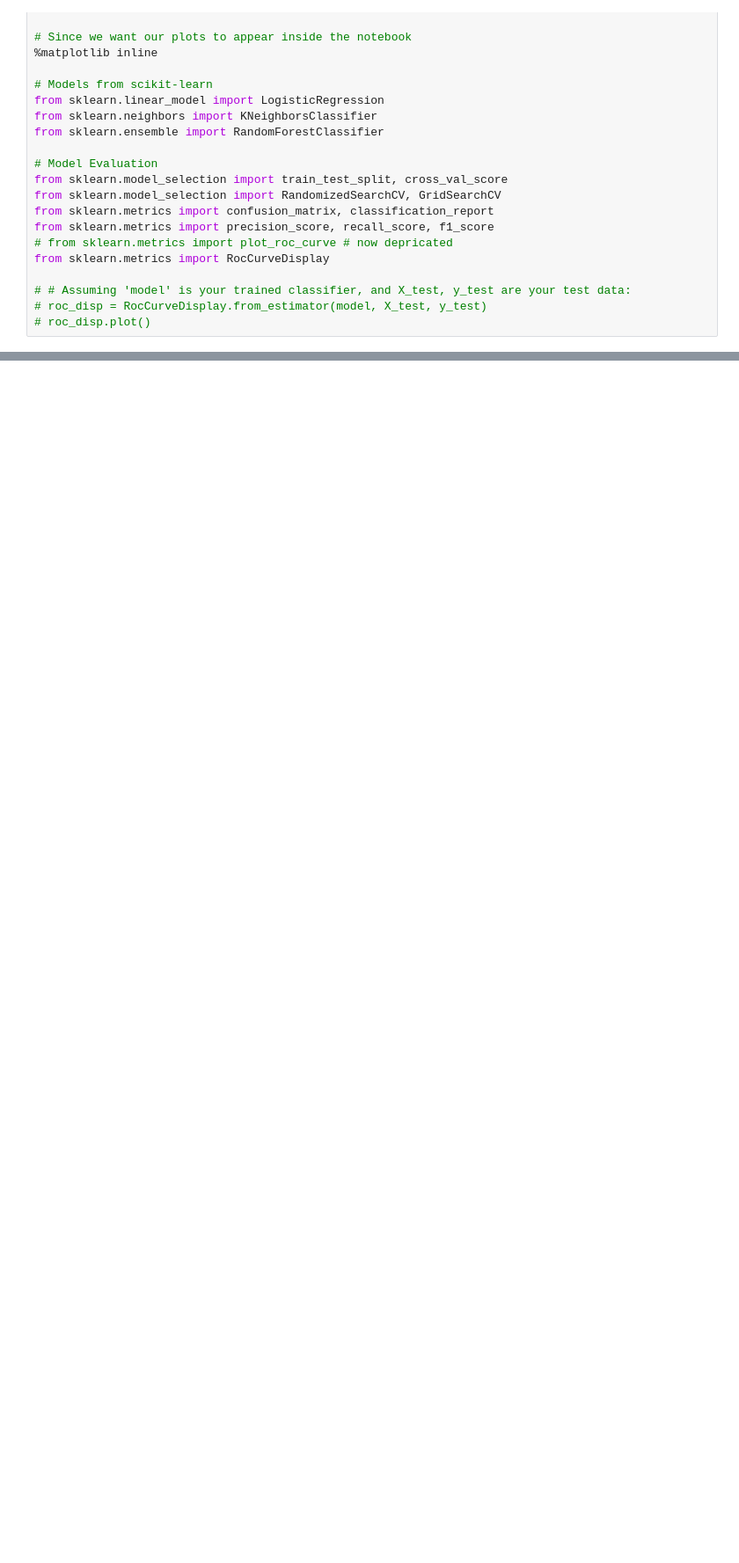
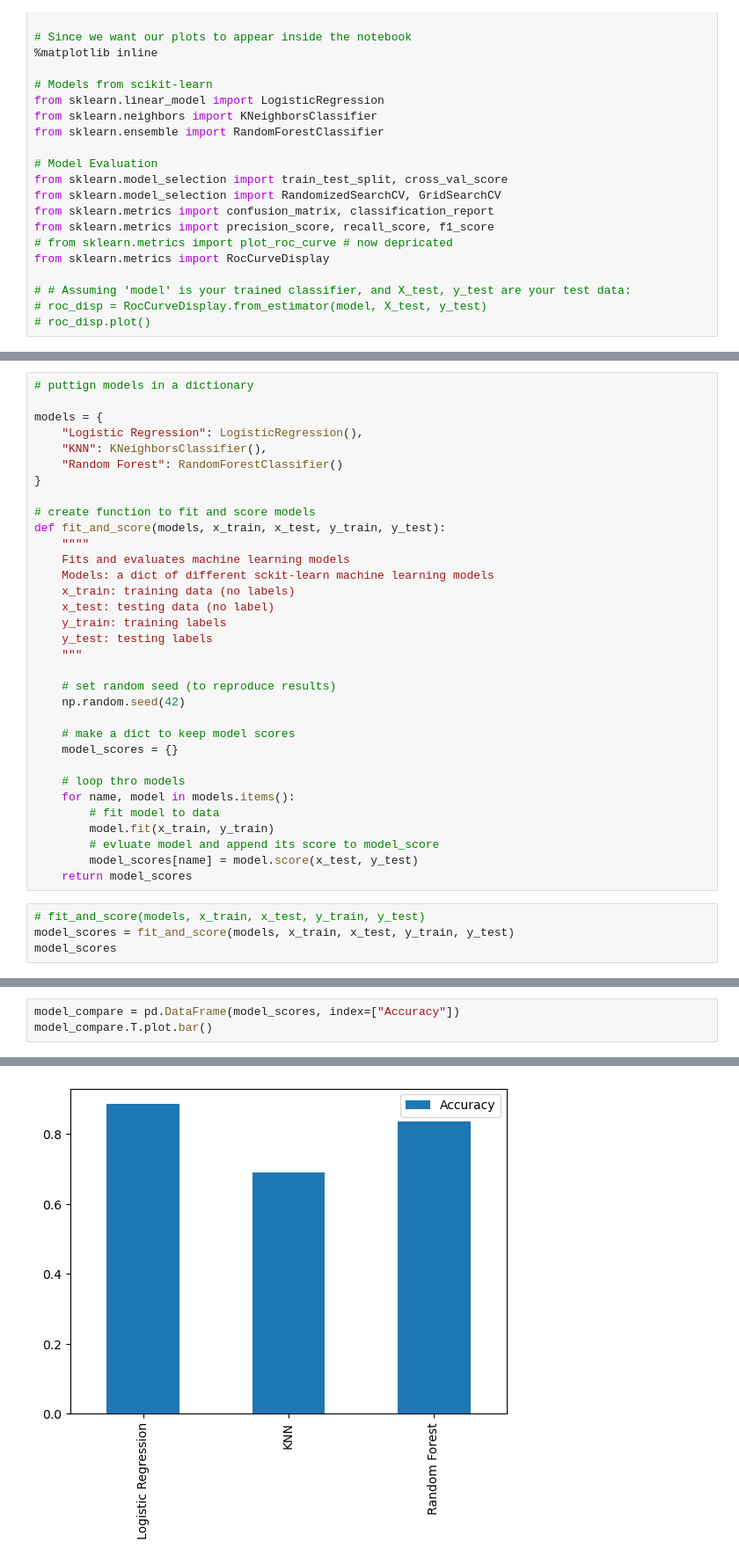
Before and after one commit to saurabhranjan007/MilesP01, a Jupyter notebook: Milestone P01.ipynb, the cells around one changed output, grey strips where cells are left out. Shown: that part at 88% size. Cells and saved outputs as stored; diff of their text form; blank space fills up the shorter version.

```diff
--- a/Milestone P01.ipynb
+++ b/Milestone P01.ipynb
@@ -41,0 +335,37 @@ from sklearn.metrics import RocCurveDisplay
+# %%
+# puttign models in a dictionary
+
+models = {
+    "Logistic Regression": LogisticRegression(),
+    "KNN": KNeighborsClassifier(),
+    "Random Forest": RandomForestClassifier()
+}
+
+# create function to fit and score models
+def fit_and_score(models, x_train, x_test, y_train, y_test):
+    """"
+    Fits and evaluates machine learning models
+    Models: a dict of different sckit-learn machine learning models
+    x_train: training data (no labels)
+    x_test: testing data (no label)
+    y_train: training labels
+    y_test: testing labels
+    """
+
+    # set random seed (to reproduce results)
+    np.random.seed(42)
+
+    # make a dict to keep model scores
+    model_scores = {}
+
+    # loop thro models
+    for name, model in models.items():
+        # fit model to data
+        model.fit(x_train, y_train)
+        # evluate model and append its score to model_score
+        model_scores[name] = model.score(x_test, y_test)
+    return model_scores
+# %%
+# fit_and_score(models, x_train, x_test, y_train, y_test)
+model_scores = fit_and_score(models, x_train, x_test, y_train, y_test)
+model_scores
@@ -41,0 +385,4 @@ from sklearn.metrics import RocCurveDisplay
+# %%
+model_compare = pd.DataFrame(model_scores, index=["Accuracy"])
+model_compare.T.plot.bar()
+# %% [output]
@@ -41,0 +390 @@ from sklearn.metrics import RocCurveDisplay
+[figure, added]
```
Also changed, not shown: parts of 72 cells of this notebook.
